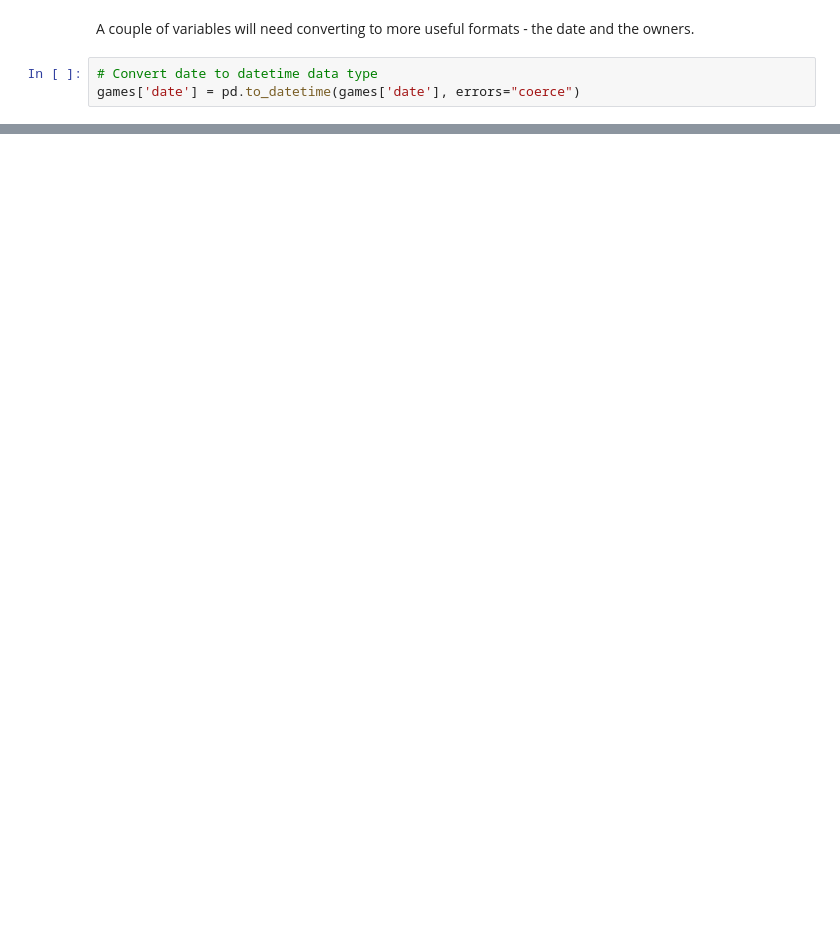
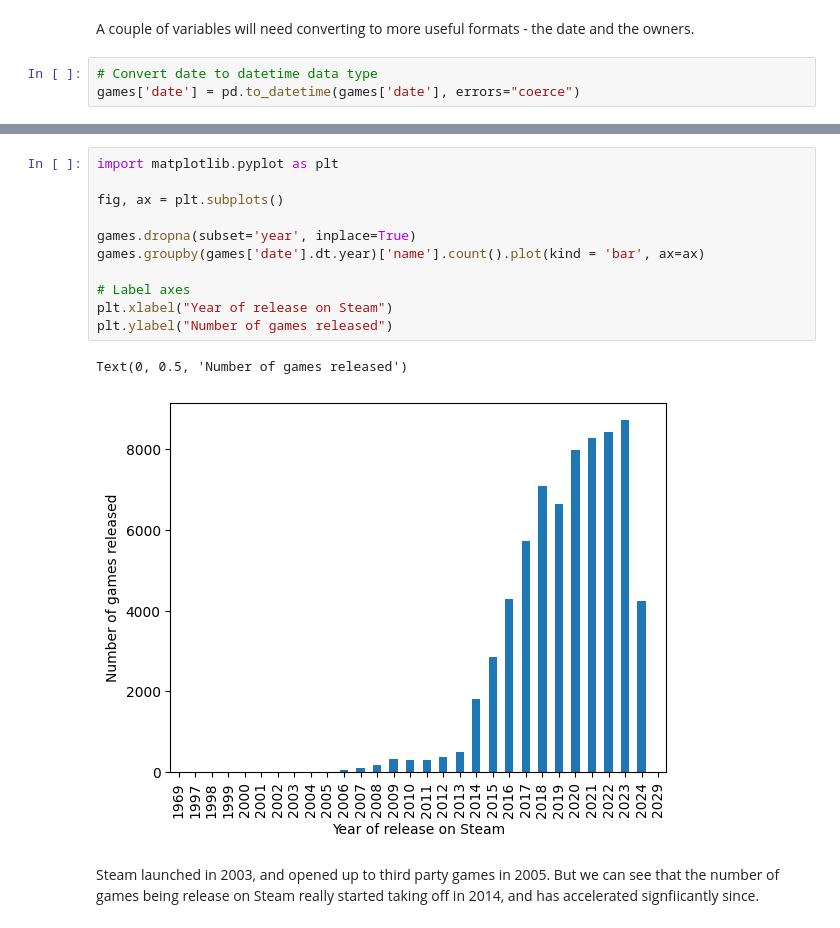
Before and after one commit to adamcellanjones/SteamAnalysis, a Jupyter notebook: notebooks/01_data_exploration.ipynb, the cells around one changed output, grey strips where cells are left out. Saved outputs shown, nothing was run; the diff lists cells and outputs as text; blank space fills up the shorter version.

```diff
--- a/notebooks/01_data_exploration.ipynb
+++ b/notebooks/01_data_exploration.ipynb
@@ -118,0 +104,16 @@ Name: count, dtype: int64
+# %%
+import matplotlib.pyplot as plt
+
+fig, ax = plt.subplots()
+
+games.dropna(subset='year', inplace=True)
+games.groupby(games['date'].dt.year)['name'].count().plot(kind = 'bar', ax=ax)
+
+# Label axes
+plt.xlabel("Year of release on Steam")
+plt.ylabel("Number of games released")
+# %% [output]
+Text(0, 0.5, 'Number of games released')
+[figure, added]
+# %% [markdown]
+Steam launched in 2003, and opened up to third party games in 2005. But we can see that the number of games being release on Steam really started taking off in 2014, and has accelerated signfiicantly since.
```
Also changed, not shown: parts of 8 cells of this notebook, 2 other files.
